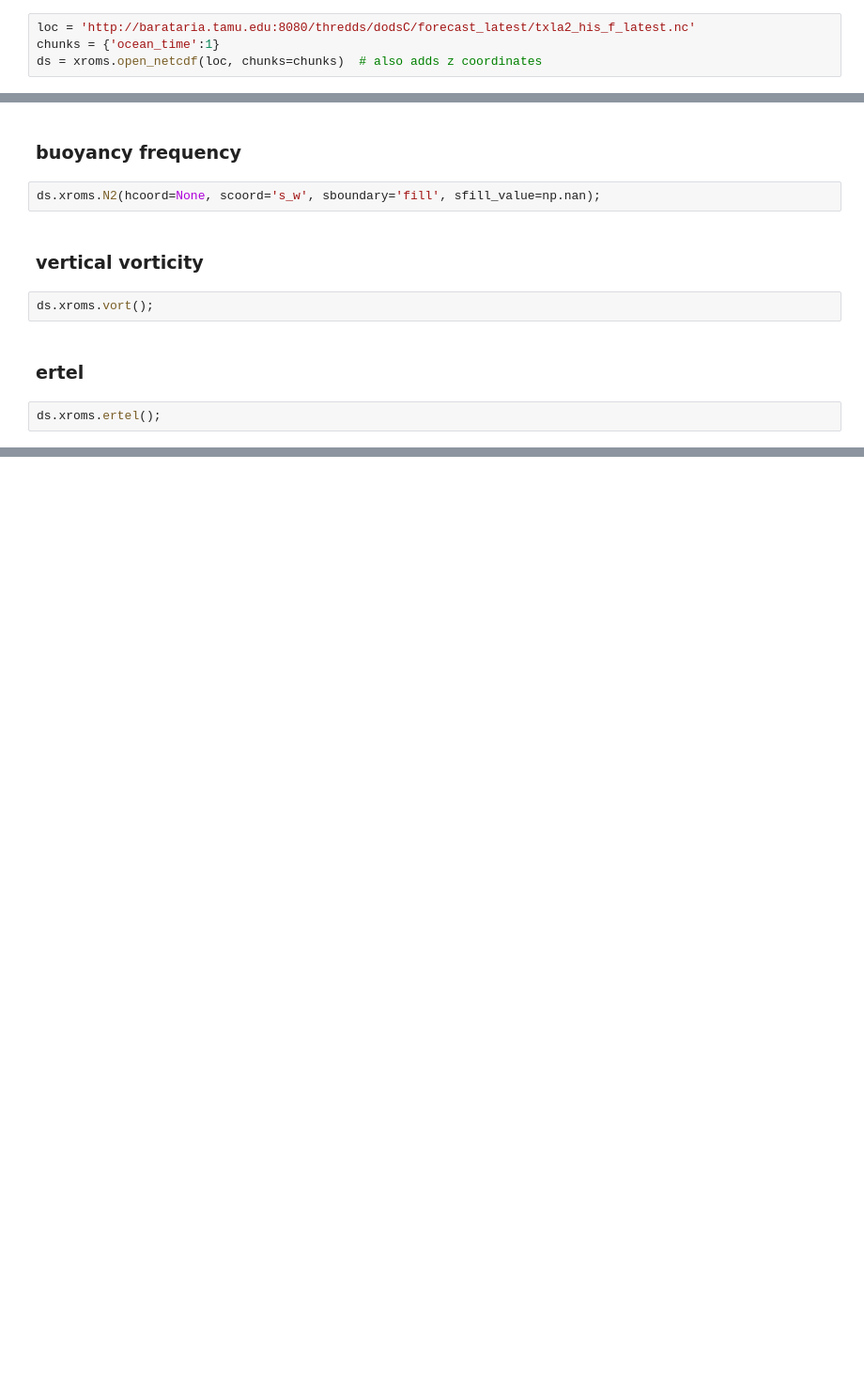
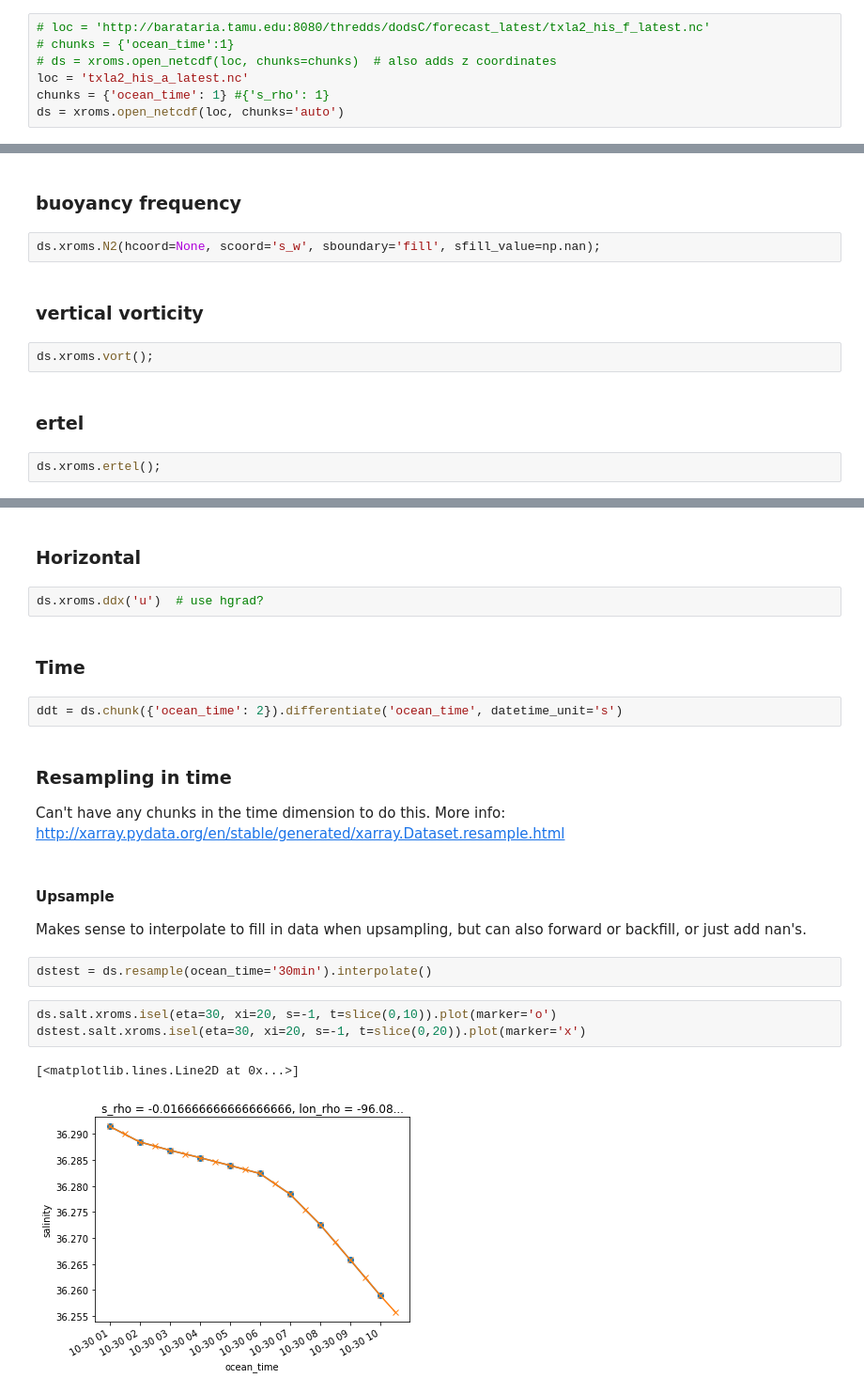
Before and after one commit to xoceanmodel/xroms, a Jupyter notebook: examples/calc.ipynb, the cells around one changed output, grey strips where cells are left out. Shown at 94% size. Drawn from its saved outputs; the diff is of its cells as text; blank space fills up the shorter version.

```diff
--- a/examples/calc.ipynb
+++ b/examples/calc.ipynb
@@ -43,9 +43,12 @@ A few of the more basic methods in `xroms` are available to `DataArrays` too. Un
 
 More information at in [load_data notebook](load_data.ipynb)
 # %%
-loc = 'http://barataria.tamu.edu:8080/thredds/dodsC/forecast_latest/txla2_his_f_latest.nc'
-chunks = {'ocean_time':1}
-ds = xroms.open_netcdf(loc, chunks=chunks)  # also adds z coordinates
+# loc = 'http://barataria.tamu.edu:8080/thredds/dodsC/forecast_latest/txla2_his_f_latest.nc'
+# chunks = {'ocean_time':1}
+# ds = xroms.open_netcdf(loc, chunks=chunks)  # also adds z coordinates
+loc = 'txla2_his_a_latest.nc'
+chunks = {'ocean_time': 1} #{'s_rho': 1}
+ds = xroms.open_netcdf(loc, chunks='auto')
 # %% [markdown]
 ## How to set up grid
 
@@ -121,0 +157,24 @@ ds.xroms.ertel();
+# %% [markdown]
+### Horizontal
+# %%
+ds.xroms.ddx('u')  # use hgrad?
+# %% [markdown]
+### Time
+# %%
+ddt = ds.chunk({'ocean_time': 2}).differentiate('ocean_time', datetime_unit='s')
+# %% [markdown]
+### Resampling in time
+
+Can't have any chunks in the time dimension to do this. More info: http://xarray.pydata.org/en/stable/generated/xarray.Dataset.resample.html
+# %% [markdown]
+#### Upsample
+
+Makes sense to interpolate to fill in data when upsampling, but can also forward or backfill, or just add nan's.
+# %%
+dstest = ds.resample(ocean_time='30min').interpolate()
+# %%
+ds.salt.xroms.isel(eta=30, xi=20, s=-1, t=slice(0,10)).plot(marker='o')
+dstest.salt.xroms.isel(eta=30, xi=20, s=-1, t=slice(0,20)).plot(marker='x')
+# %% [output]
+[<matplotlib.lines.Line2D at 0x...>]
+[figure, added]
```
Also changed, not shown: parts of 17 cells of this notebook.
